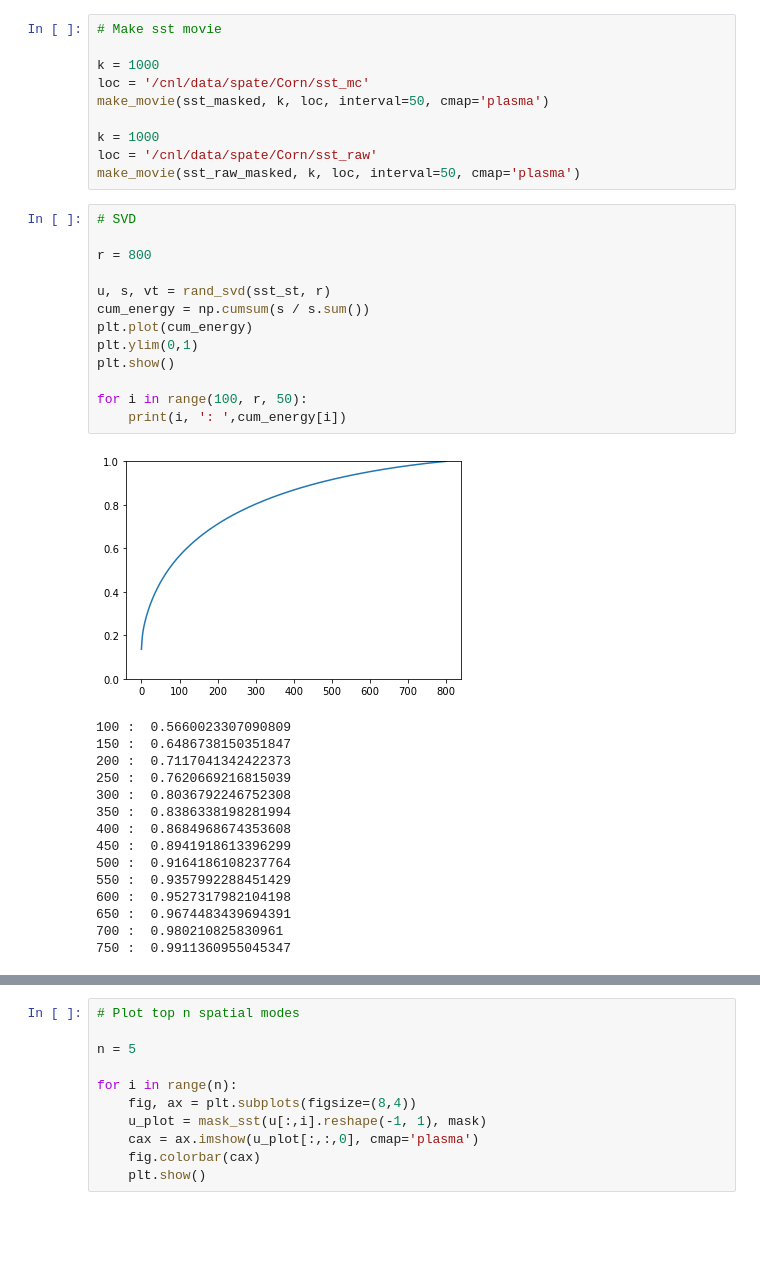
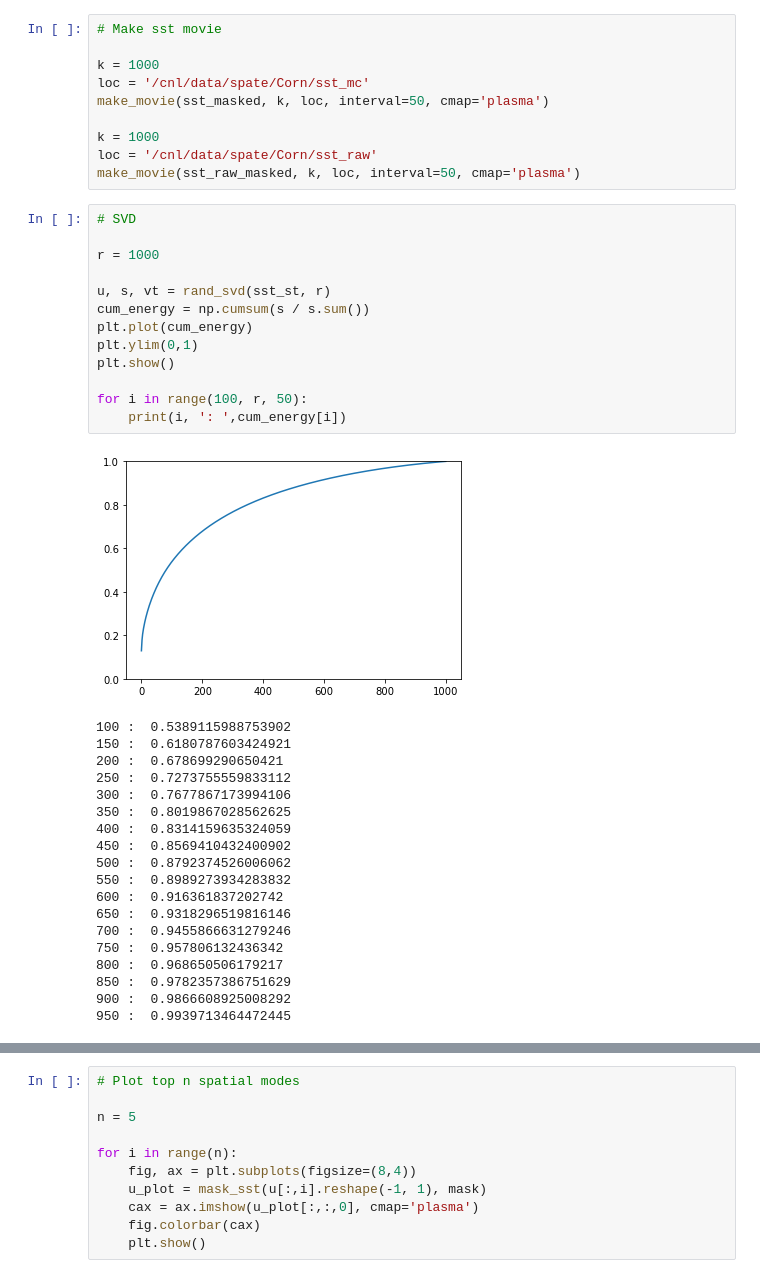
Before and after one commit to stefanpate/DDSE, a Jupyter notebook: sst.ipynb, the cells around one changed output, grey strips where cells are left out. Saved outputs shown, nothing was run; the diff lists cells and outputs as text; blank space fills up the shorter version.

```diff
--- a/sst.ipynb
+++ b/sst.ipynb
@@ -73,29 +73,33 @@ make_movie(sst_raw_masked, k, loc, interval=50, cmap='plasma')
 # %%
 # SVD
 
-r = 800
+r = 1000
 
 u, s, vt = rand_svd(sst_st, r)
 cum_energy = np.cumsum(s / s.sum())
 plt.plot(cum_energy)
 plt.ylim(0,1)
 plt.show()
 
 for i in range(100, r, 50):
     print(i, ': ',cum_energy[i])
 # %% [output]
-[figure, old version]
+[figure, new version]
-100 :  0.5660023307090809
-150 :  0.6486738150351847
-200 :  0.7117041342422373
-250 :  0.7620669216815039
-300 :  0.8036792246752308
-350 :  0.8386338198281994
-400 :  0.8684968674353608
-450 :  0.8941918613396299
-500 :  0.9164186108237764
-550 :  0.9357992288451429
-600 :  0.9527317982104198
-650 :  0.9674483439694391
-700 :  0.980210825830961
-750 :  0.9911360955045347
+100 :  0.5389115988753902
+150 :  0.6180787603424921
+200 :  0.678699290650421
+250 :  0.7273755559833112
+300 :  0.7677867173994106
+350 :  0.8019867028562625
+400 :  0.8314159635324059
+450 :  0.8569410432400902
+500 :  0.8792374526006062
+550 :  0.8989273934283832
+600 :  0.916361837202742
+650 :  0.9318296519816146
+700 :  0.9455866631279246
+750 :  0.957806132436342
+800 :  0.968650506179217
+850 :  0.9782357386751629
+900 :  0.9866608925008292
+950 :  0.9939713464472445
```
Also changed, not shown: parts of 1 cell of this notebook, 3 other files.
